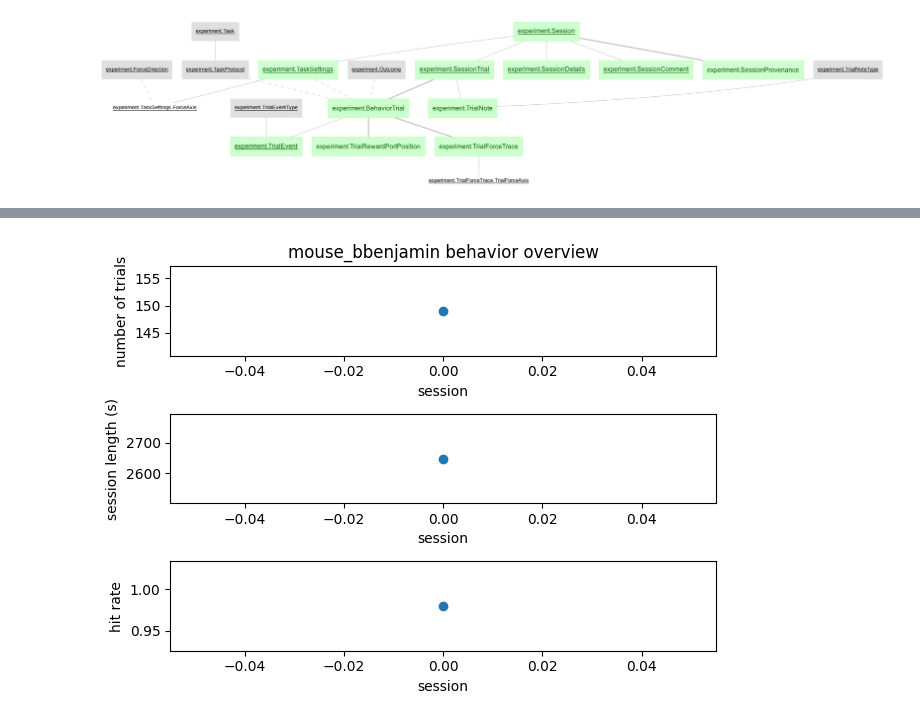
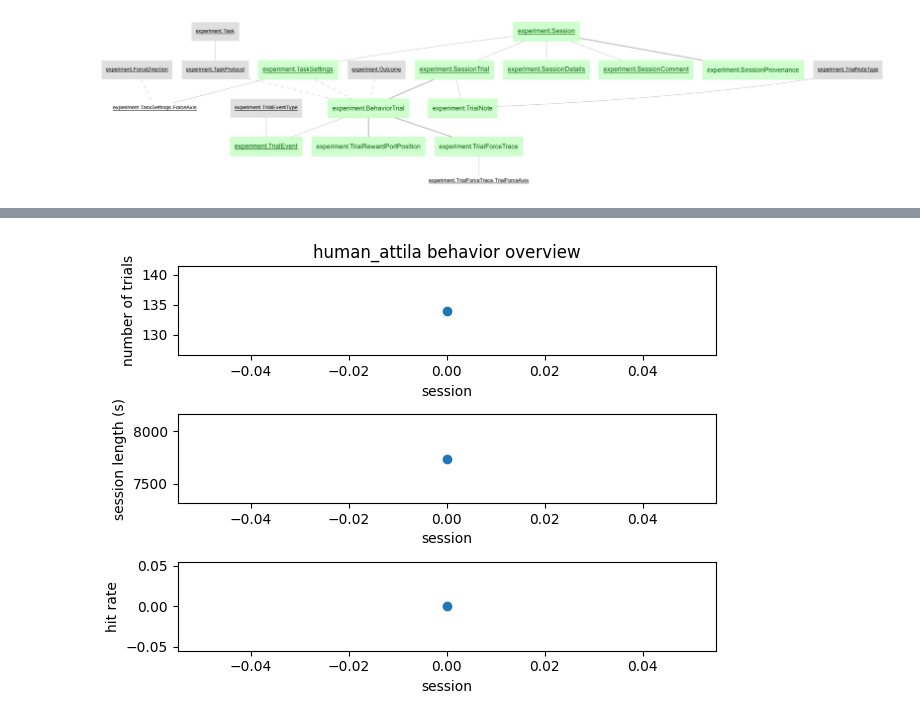
Before and after one commit to rozmar/NDNF-pipeline, a Jupyter notebook: Notebooks/behavior.ipynb, the cells around one changed output, grey strips where cells are left out. Drawn from its saved outputs; the diff is of its cells as text; code cells hidden in the pictures.

```diff
--- a/Notebooks/behavior.ipynb
+++ b/Notebooks/behavior.ipynb
@@ -50,36 +77,37 @@ Text(0, 0.5, 'Number of Trials')
 # %%
 
 #subject_id = 'M004'#'mouse_bbenjamin'#'BCI81'
-#subject_id = 'mouse_judith'
-subject_id = 'mouse_bbenjamin'
+subject_id = 'mouse_judith'
+#subject_id = 'mouse_bbenjamin'
+subject_id = 'human_attila'
 
 available_sessions = (experiment.Session()&{'subject_id':subject_id}).fetch('session')
 trial_nums = []
 hit_rates = []
 session_lengths = []
 for session in available_sessions:
     trials = (experiment.SessionTrial()&{'subject_id':subject_id,'session':session}).fetch('trial')
     trial_nums.append(len(trials))
     hits = len(experiment.BehaviorTrial()&{'subject_id':subject_id,'session':session,'outcome':'hit'})
     hit_rate = hits/len(trials) if len(trials)>0 else np.nan
     hit_rates.append(hit_rate)
     session_length = (experiment.SessionTrial()&{'subject_id':subject_id,'session':session,'trial':np.max(trials)}).fetch1('trial_end_time')
     session_lengths.append(session_length)
 fig = plt.figure()
 ax1 = fig.add_subplot(3,1,1)
 ax1.plot(available_sessions,trial_nums,'o-')
 ax1.set_xlabel('session')
 ax1.set_ylabel('number of trials')
 plt.title(f'{subject_id} behavior overview')
 ax2 = fig.add_subplot(3,1,2)
 ax2.plot(available_sessions,session_lengths,'o-')
 ax2.set_xlabel('session')
 ax2.set_ylabel('session length (s)')
 ax3 = fig.add_subplot(3,1,3)
 ax3.plot(available_sessions,hit_rates,'o-')
 ax3.set_xlabel('session')
 ax3.set_ylabel('hit rate')
 plt.tight_layout()
 plt.show()
 # %% [output]
-[figure, old version]
+[figure, new version]
```
Also changed, not shown: parts of 9 cells of this notebook.
